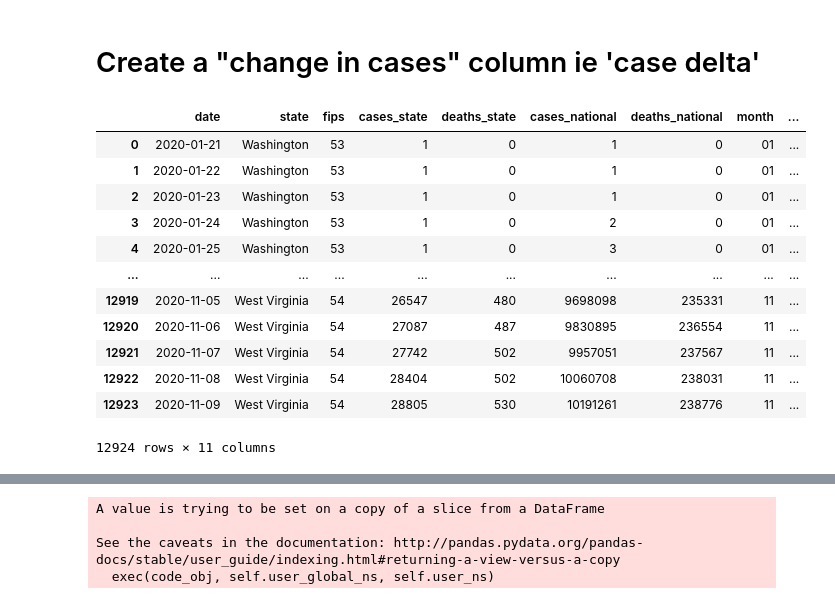
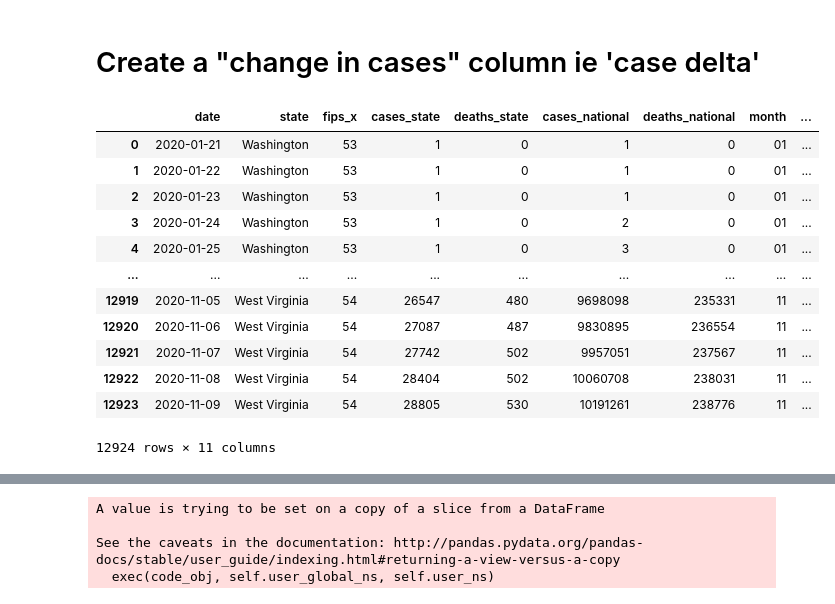
Before and after one commit to danvalen1/Corona-Employment, a Jupyter notebook: notebooks/tjh/geo-pol-covid-df-creation.ipynb, the cells around one changed output, grey strips where cells are left out. Cells and saved outputs as stored; diff of their text form; code cells hidden in the pictures.

```diff
--- a/notebooks/tjh/geo-pol-covid-df-creation.ipynb
+++ b/notebooks/tjh/geo-pol-covid-df-creation.ipynb
@@ -108,37 +110,36 @@ df_state_data
 # %%
 # Merge total cases with united states cases
 df_covid_total = df_covid.merge(df_us_total,
                                 left_on='date',
                                 right_on='date',
                                 suffixes=('_state', '_national'))
 
+
 # convert date to datetime object
 df_covid_total.date = pd.to_datetime(df_covid_total.date)
 
 # create a months column and then take the mean
 df_covid_total['month'] = df_covid_total.date.dt.strftime('%m')
 
-
 # April cases
 df_covid_total_april = df_covid_total[df_covid_total.month == '04']
-april_cases = df_covid_total_april.groupby(['state']).cases_state.mean() / df_covid_total_april.POPEST
+april_cases = df_covid_total_april.groupby(['state']).cases_state.mean()
 
 # July cases
 df_covid_total_july = df_covid_total[df_covid_total.month == '07']
 july_cases = df_covid_total_july.groupby(['state']).cases_state.mean()
 
 # Increase in Cases
 change_in_cases = july_cases - april_cases
 
-change_in_cases
 # df_covid_total['cases_state'] = cases_state
 # df_covid_total['deaths_state'] = deaths_state
 
 
-df_covid_pop = df_covid_total.merge(df_state_data, left_on= 'state', right_on='NAME')
+df_covid_pop = df_covid_total.merge(df_state_data, left_on= 'state', right_on='name')
 df_covid_pop
 # %% [output]
-|  | date | state | fips | cases_state | deaths_state | cases_national | deaths_national | month | ... |
+|  | date | state | fips_x | cases_state | deaths_state | cases_national | deaths_national | month | ... |
 | 0 | 2020-01-21 | Washington | 53 | 1 | 0 | 1 | 0 | 01 | ... |
 | 1 | 2020-01-22 | Washington | 53 | 1 | 0 | 1 | 0 | 01 | ... |
 | 2 | 2020-01-23 | Washington | 53 | 1 | 0 | 1 | 0 | 01 | ... |
```
Also changed, not shown: parts of 26 cells of this notebook, 2 other files.
